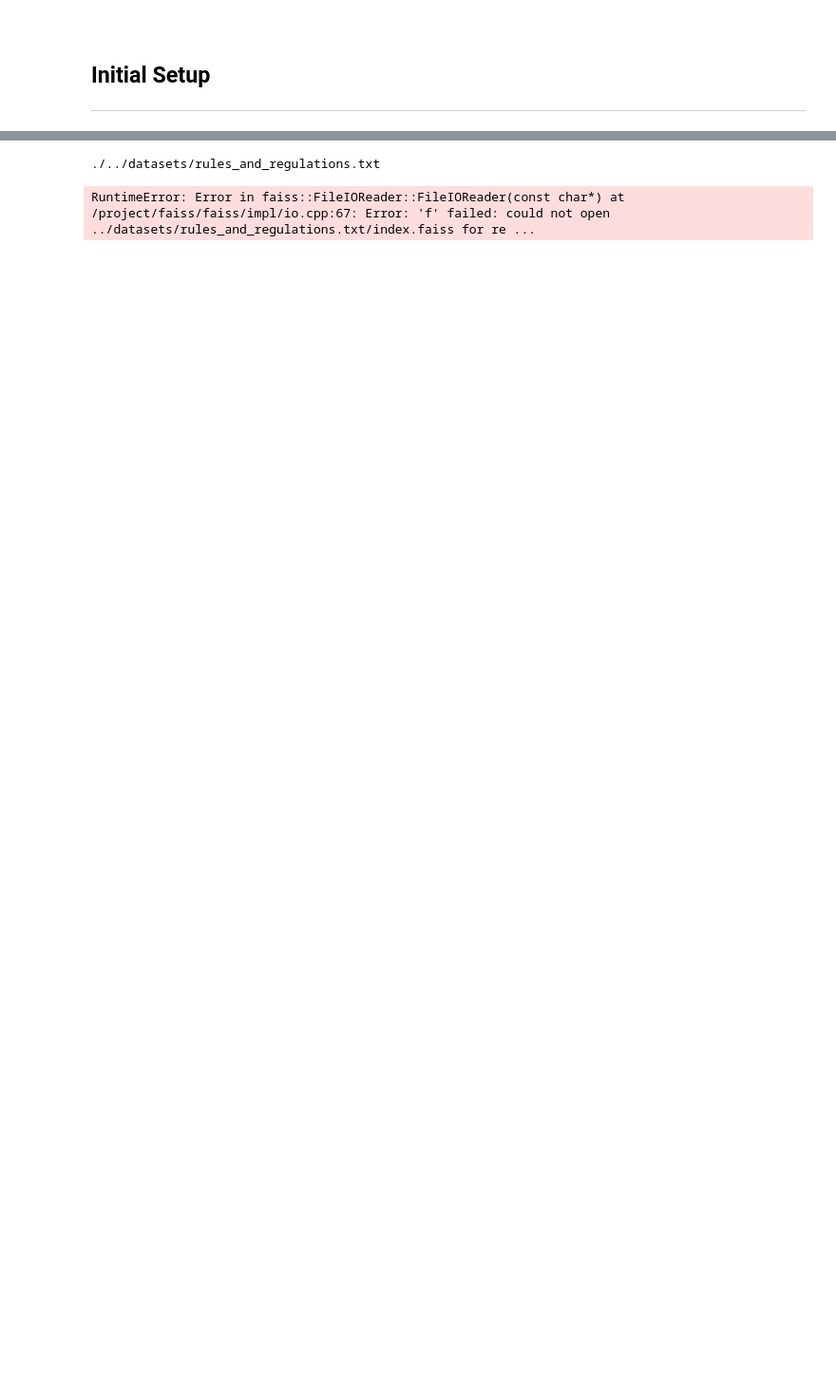
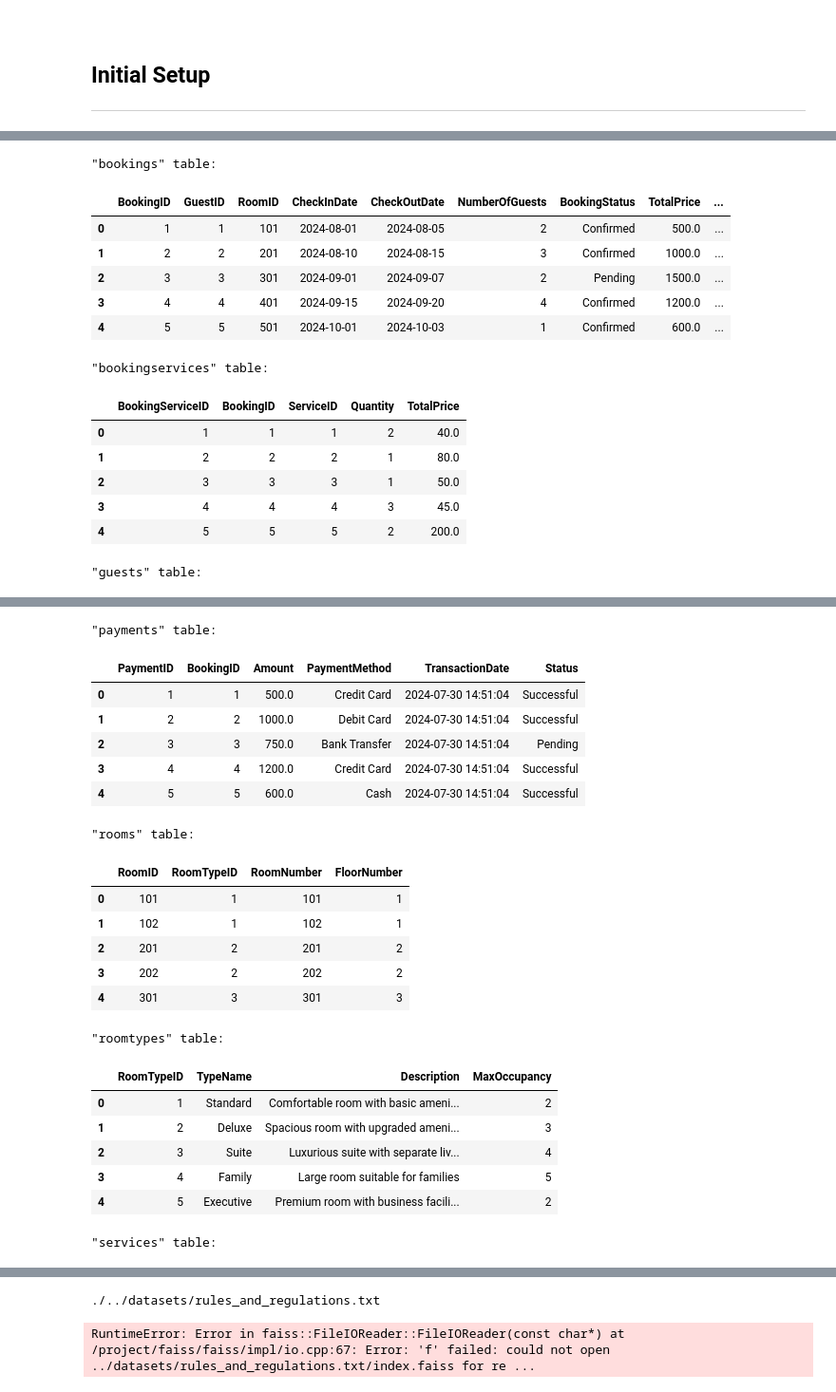
Before and after one commit to soheil-mp/enigma-code, a Jupyter notebook: notebooks/customer-service-template.ipynb, the cells around one changed output, grey strips where cells are left out. Shown: that part at 95% size. Cells and saved outputs as stored; diff of their text form; code cells hidden in the pictures; blank space fills up the shorter version.

```diff
--- a/notebooks/customer-service-template.ipynb
+++ b/notebooks/customer-service-template.ipynb
@@ -17,0 +38,2 @@ from langgraph.graph import *
+# %%
+database_name = "hotel"
@@ -17,0 +58,24 @@ from langgraph.graph import *
+# %%
+# Load all tables to dataframes
+tables_dict = enigma_code.databases.read_all_tables_to_dfs(database_name)
+
+# Visualize all tables
+for i_key, i_value in tables_dict.items():
+    print(f'"{i_key}" table:')
+    display(i_value.head())
+# %% [output]
+"bookings" table:
+|  | BookingID | GuestID | RoomID | CheckInDate | CheckOutDate | NumberOfGuests | BookingStatus | TotalPrice | ... |
+| 0 | 1 | 1 | 101 | 2024-08-01 | 2024-08-05 | 2 | Confirmed | 500.0 | ... |
+| 1 | 2 | 2 | 201 | 2024-08-10 | 2024-08-15 | 3 | Confirmed | 1000.0 | ... |
+| 2 | 3 | 3 | 301 | 2024-09-01 | 2024-09-07 | 2 | Pending | 1500.0 | ... |
+| 3 | 4 | 4 | 401 | 2024-09-15 | 2024-09-20 | 4 | Confirmed | 1200.0 | ... |
+| 4 | 5 | 5 | 501 | 2024-10-01 | 2024-10-03 | 1 | Confirmed | 600.0 | ... |
+"bookingservices" table:
+|  | BookingServiceID | BookingID | ServiceID | Quantity | TotalPrice |
+| 0 | 1 | 1 | 1 | 2 | 40.0 |
+| 1 | 2 | 2 | 2 | 1 | 80.0 |
+| 2 | 3 | 3 | 3 | 1 | 50.0 |
+| 3 | 4 | 4 | 4 | 3 | 45.0 |
+| 4 | 5 | 5 | 5 | 2 | 200.0 |
+"guests" table:
@@ -17,0 +88,22 @@ from langgraph.graph import *
+"payments" table:
+|  | PaymentID | BookingID | Amount | PaymentMethod | TransactionDate | Status |
+| 0 | 1 | 1 | 500.0 | Credit Card | 2024-07-30 14:51:04 | Successful |
+| 1 | 2 | 2 | 1000.0 | Debit Card | 2024-07-30 14:51:04 | Successful |
+| 2 | 3 | 3 | 750.0 | Bank Transfer | 2024-07-30 14:51:04 | Pending |
+| 3 | 4 | 4 | 1200.0 | Credit Card | 2024-07-30 14:51:04 | Successful |
+| 4 | 5 | 5 | 600.0 | Cash | 2024-07-30 14:51:04 | Successful |
+"rooms" table:
+|  | RoomID | RoomTypeID | RoomNumber | FloorNumber |
+| 0 | 101 | 1 | 101 | 1 |
+| 1 | 102 | 1 | 102 | 1 |
+| 2 | 201 | 2 | 201 | 2 |
+| 3 | 202 | 2 | 202 | 2 |
+| 4 | 301 | 3 | 301 | 3 |
+"roomtypes" table:
+|  | RoomTypeID | TypeName | Description | MaxOccupancy |
+| 0 | 1 | Standard | Comfortable room with basic ameni... | 2 |
+| 1 | 2 | Deluxe | Spacious room with upgraded ameni... | 3 |
+| 2 | 3 | Suite | Luxurious suite with separate liv... | 4 |
+| 3 | 4 | Family | Large room suitable for families | 5 |
+| 4 | 5 | Executive | Premium room with business facili... | 2 |
+"services" table:
```
Also changed, not shown: parts of 18 cells of this notebook, 7 other files.
